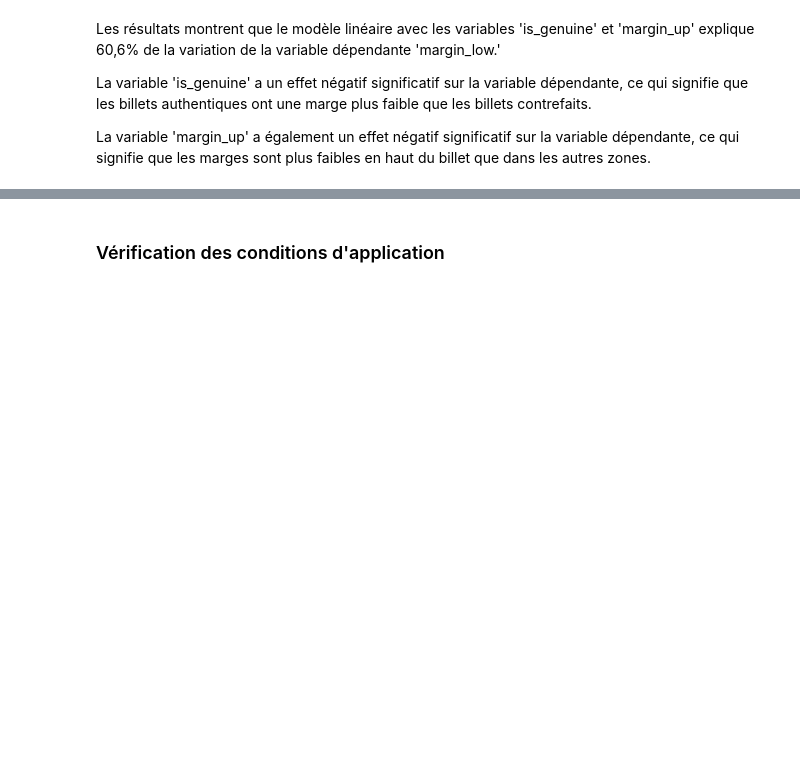
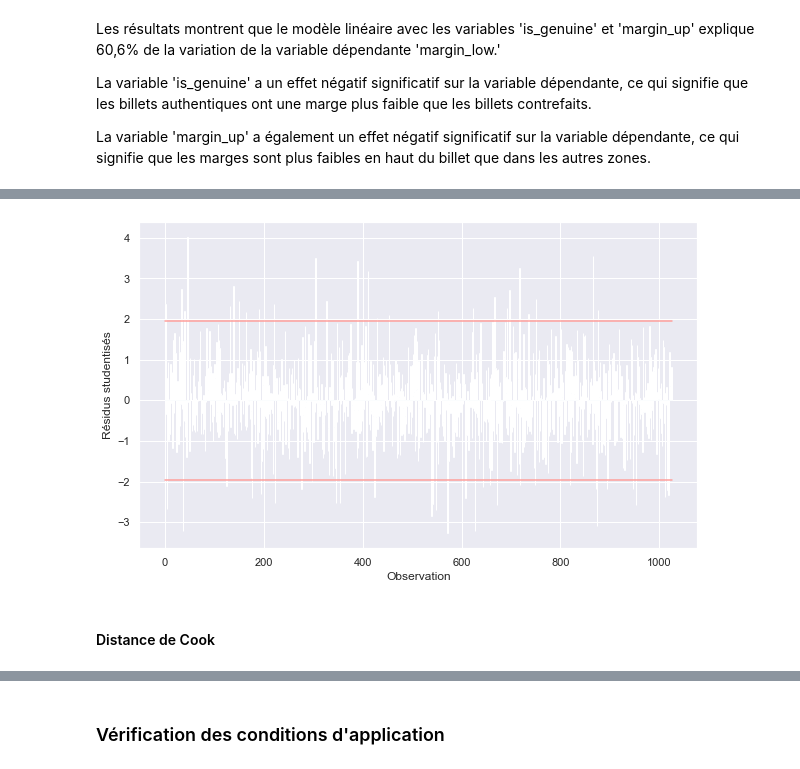
Before and after one commit to datadosreis/Detection-de-faux-billets, a Jupyter notebook: Sandbox_P10.ipynb, the cells around one changed output, grey strips where cells are left out. Cells and saved outputs as stored; diff of their text form; code cells hidden in the pictures; blank space fills up the shorter version.

```diff
--- a/Sandbox_P10.ipynb
+++ b/Sandbox_P10.ipynb
@@ -323,0 +372,17 @@ La variable 'margin_up' a également un effet négatif significatif sur la varia
+# %%
+from scipy.stats import t
+
+X_train['rstudent'] = model.get_influence().resid_studentized_internal
+seuil_rstudent = t.ppf(1-alpha/2,n-p-1)
+# %%
+plt.figure(figsize=(10,6))
+plt.bar(X_train['obs'], X_train['rstudent'])
+plt.xlabel('Observation')
+plt.ylabel('Résidus studentisés')
+plt.plot([0, 1025], [seuil_rstudent, seuil_rstudent], color='r')
+plt.plot([0, 1025], [-seuil_rstudent, -seuil_rstudent], color='r')
+plt.show()
+# %% [output]
+[figure, added]
+# %% [markdown]
+#### Distance de Cook
```
Also changed, not shown: parts of 50 cells of this notebook.
